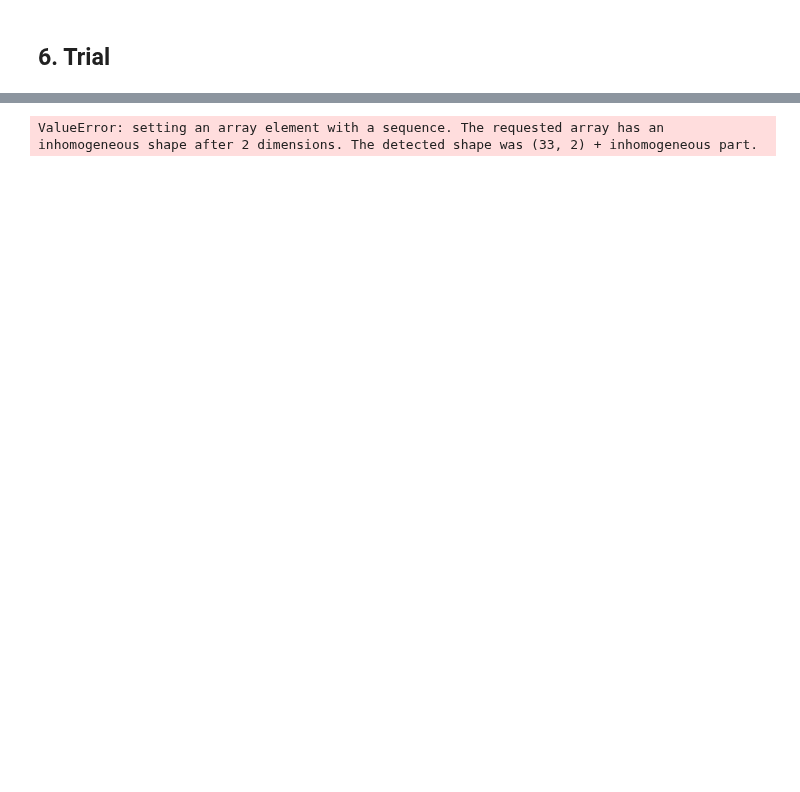
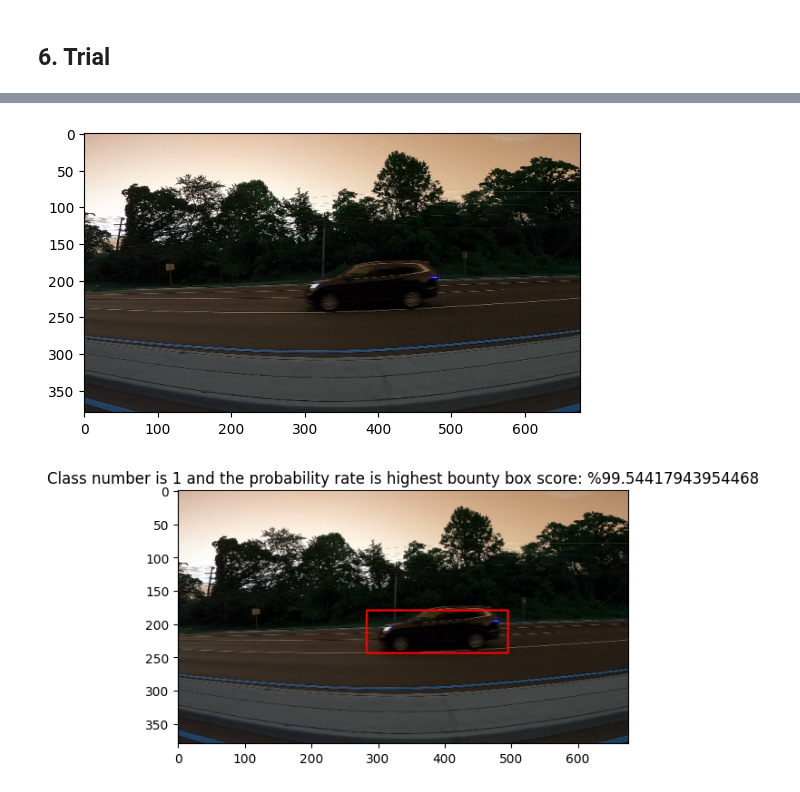
Before and after one commit to Mr-Kondo/_Inbox, a Jupyter notebook: Car_Object_Detection.ipynb, the cells around one changed output, grey strips where cells are left out. Drawn from its saved outputs; the diff is of its cells as text; code cells hidden in the pictures; blank space fills up the shorter version.

```diff
--- a/Car_Object_Detection.ipynb
+++ b/Car_Object_Detection.ipynb
@@ -293,7 +293,7 @@ len(image_liste)
 # %%
 data=[]
 data_label=[]
-for features,label in image_liste:
+for features,label in image_list:
   data.append(features)
   data_label.append(label)
 print('The transaction was successful')
@@ -423,7 +423,7 @@ for i,layer in enumerate(base_model.layers):
 # %%
 model.compile(loss='binary_crossentropy',optimizer=tf.keras.optimizers.Adam(),metrics='accuracy')
 # %%
-epoch = 4
+epoch = 5
 batch_size = 32
 hist = model.fit(x_train, y_train,
                  validation_data = (x_val, y_val),
@@ -476,14 +481,14 @@ for i in rects1:
 print('How many class estimates 1 possible bounty box are there:',len(car))
 print('-------------------------------------------------------------------------')
 trial_img=cv2.imread(photo_path)
-car[np.argmax(np.array(car)[:,1],dtype=object)][0]
-pt1=(car[np.argmax(np.array(car)[:,1])][0]['x1'],car[np.argmax(np.array(car)[:,1])][0]['y1'])
-pt2=(car[np.argmax(np.array(car)[:,1])][0]['x2'],car[np.argmax(np.array(car)[:,1])][0]['y2'])
+car[np.argmax(np.array(car, dtype=object)[:,1])][0]
+pt1=(car[np.argmax(np.array(car, dtype=object)[:,1])][0]['x1'],car[np.argmax(np.array(car, dtype=object)[:,1])][0]['y1'])
+pt2=(car[np.argmax(np.array(car, dtype=object)[:,1])][0]['x2'],car[np.argmax(np.array(car, dtype=object)[:,1])][0]['y2'])
 plt.figure()
 plt.imshow(trial_img)
 cv2.rectangle(trial_img,pt1,pt2,(255, 0, 0),2)
 plt.figure()
-plt.title(f'Class number is 1 and the probability rate is highest bounty box score: %{car[np.argmax(np.array(car)[:,1])][1][0]*100}')
+plt.title(f'Class number is 1 and the probability rate is highest bounty box score: %{car[np.argmax(np.array(car, dtype=object)[:,1])][1][0]*100}')
 plt.imshow(trial_img);
 # %% [output]
 Possible number of objects in the photo:  2037
@@ -505,2 +510,3 @@ How many class estimates 1 possible bounty box are there: 33
 -------------------------------------------------------------------------
-ValueError: setting an array element with a sequence. The requested array has an inhomogeneous shape after 2 dimensions. The detected shape was (33, 2) + inhomogeneous part.
+[figure, added]
+[figure, added]
```
Also changed, not shown: parts of 11 cells of this notebook.
